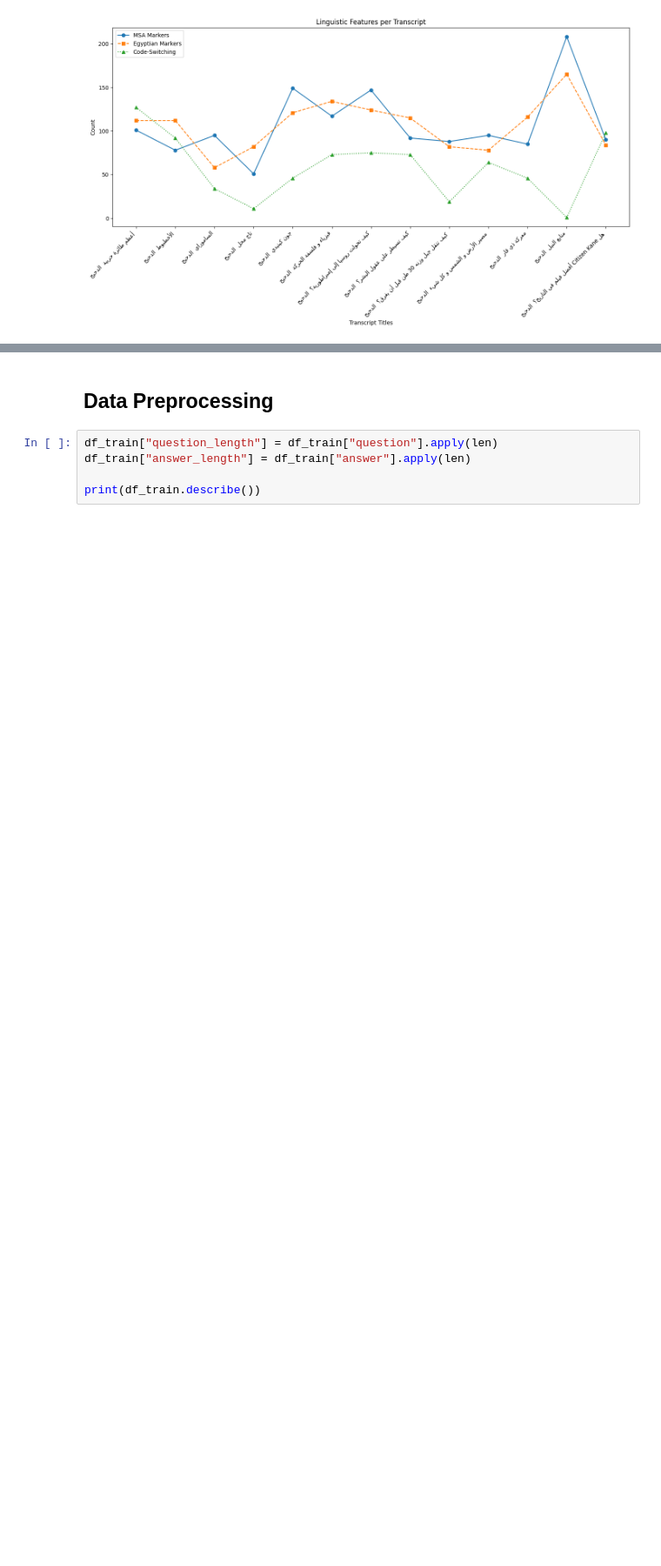
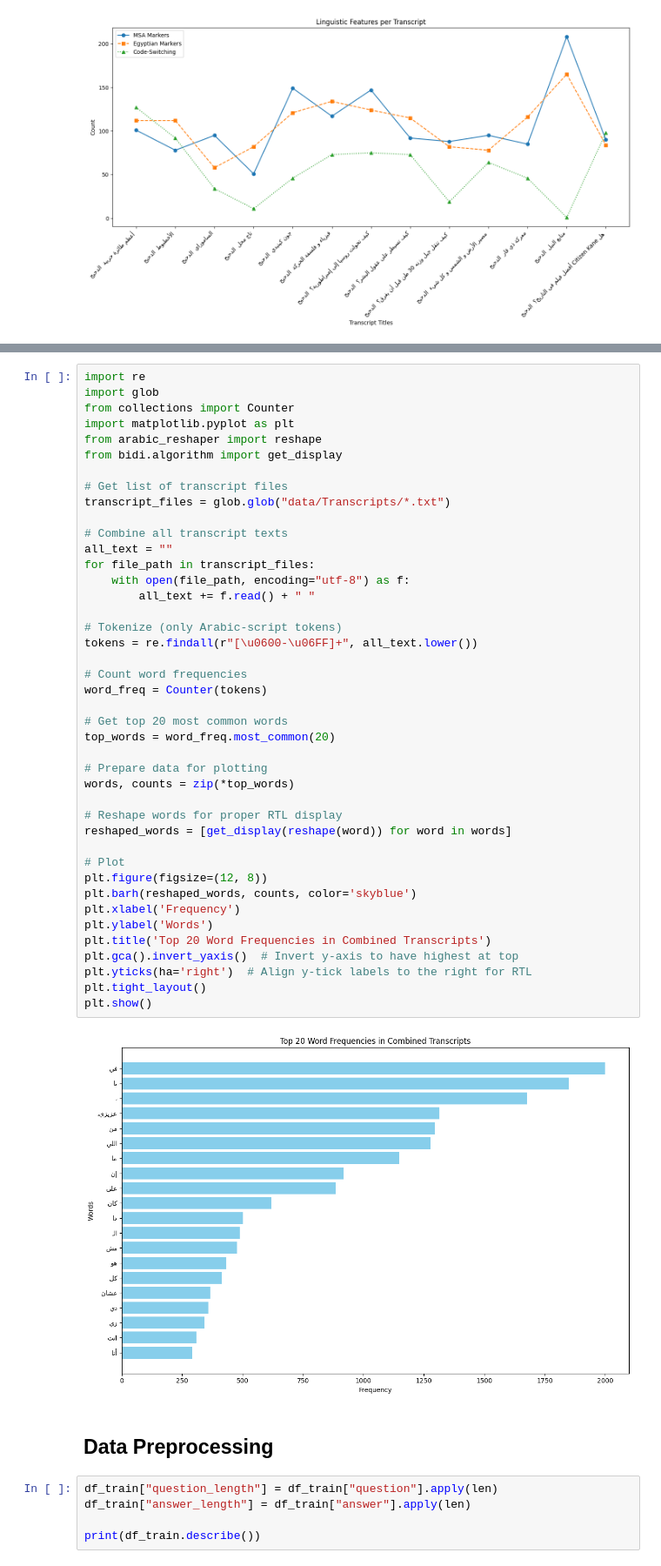
Before and after one commit to Raed108/NLP-Project, a Jupyter notebook: ms1_analysis.ipynb, the cells around one changed output, grey strips where cells are left out. Shown at 87% size. Cells and saved outputs as stored; diff of their text form; blank space fills up the shorter version.

```diff
--- a/ms1_analysis.ipynb
+++ b/ms1_analysis.ipynb
@@ -576,3 +578,47 @@ plt.show()
+# %%
+import re
+import glob
+from collections import Counter
+import matplotlib.pyplot as plt
+from arabic_reshaper import reshape
+from bidi.algorithm import get_display
+
+# Get list of transcript files
+transcript_files = glob.glob("data/Transcripts/*.txt")
+
+# Combine all transcript texts
+all_text = ""
+for file_path in transcript_files:
+    with open(file_path, encoding="utf-8") as f:
+        all_text += f.read() + " "
+
+# Tokenize (only Arabic-script tokens)
+tokens = re.findall(r"[\u0600-\u06FF]+", all_text.lower())
+
+# Count word frequencies
+word_freq = Counter(tokens)
+
+# Get top 20 most common words
+top_words = word_freq.most_common(20)
+
+# Prepare data for plotting
+words, counts = zip(*top_words)
+
+# Reshape words for proper RTL display
+reshaped_words = [get_display(reshape(word)) for word in words]
+
+# Plot
+plt.figure(figsize=(12, 8))
+plt.barh(reshaped_words, counts, color='skyblue')
+plt.xlabel('Frequency')
+plt.ylabel('Words')
+plt.title('Top 20 Word Frequencies in Combined Transcripts')
+plt.gca().invert_yaxis()  # Invert y-axis to have highest at top
+plt.yticks(ha='right')  # Align y-tick labels to the right for RTL
+plt.tight_layout()
+plt.show()
+# %% [output]
+[figure, added]
 # %% [markdown]
 ## Data Preprocessing
 # %%
```
Also changed, not shown: parts of 11 cells of this notebook.
